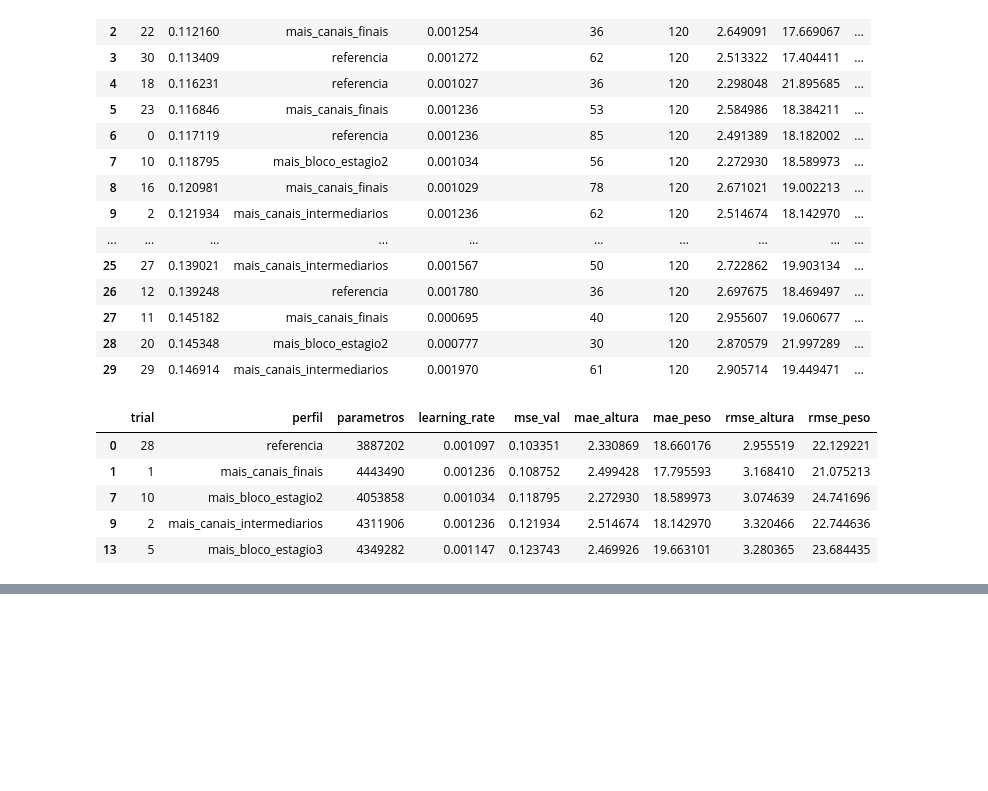
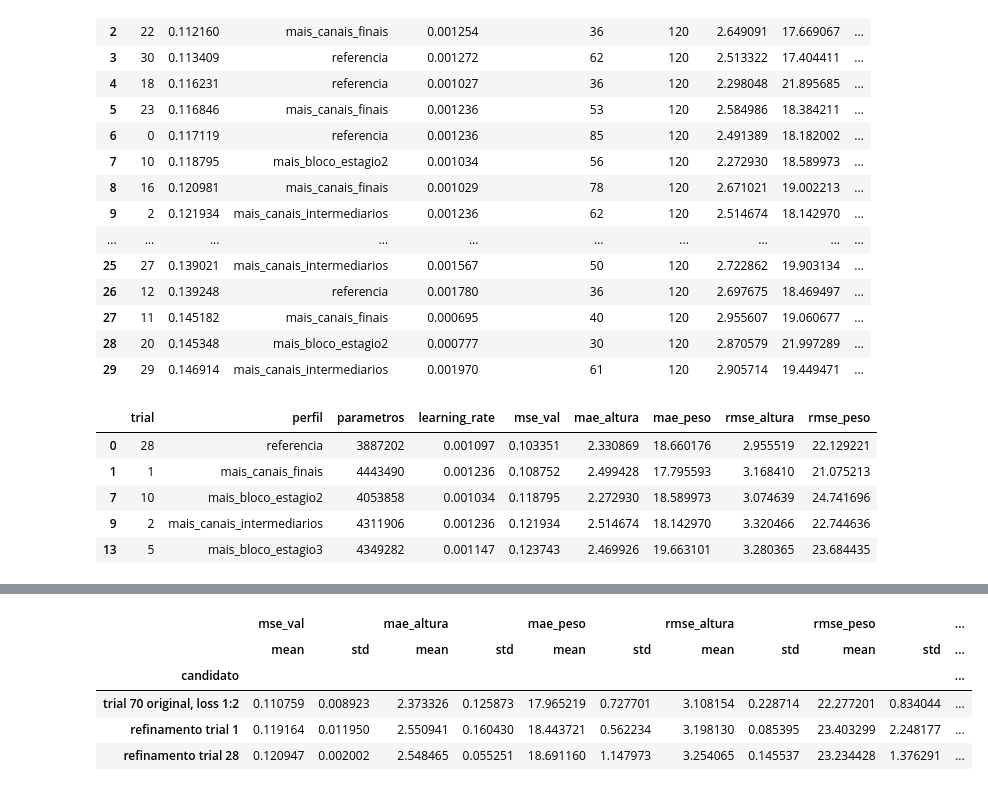
Before and after one commit to gabrielrech06/t2-deeplearning, a Jupyter notebook: t2.ipynb, the cells around one changed output, grey strips where cells are left out. Drawn from its saved outputs; the diff is of its cells as text; code cells hidden in the pictures; blank space fills up the shorter version.

```diff
--- a/t2.ipynb
+++ b/t2.ipynb
@@ -1955,0 +2065,16 @@ melhores_por_perfil[[
+# %%
+resumo_final = (
+    df_confirmacao_final
+    .groupby("candidato")[metricas_confirmacao]
+    .agg(["mean", "std"])
+    .sort_values(("mse_val", "mean"))
+)
+
+resumo_final
+# %% [output]
+|  | mse_val |  | mae_altura |  | mae_peso |  | rmse_altura |  | rmse_peso |  | ... |
+|  | mean | std | mean | std | mean | std | mean | std | mean | std | ... |
+| candidato |  |  |  |  |  |  |  |  |  |  | ... |
+| trial 70 original, loss 1:2 | 0.110759 | 0.008923 | 2.373326 | 0.125873 | 17.965219 | 0.727701 | 3.108154 | 0.228714 | 22.277201 | 0.834044 | ... |
+| refinamento trial 1 | 0.119164 | 0.011950 | 2.550941 | 0.160430 | 18.443721 | 0.562234 | 3.198130 | 0.085395 | 23.403299 | 2.248177 | ... |
+| refinamento trial 28 | 0.120947 | 0.002002 | 2.548465 | 0.055251 | 18.691160 | 1.147973 | 3.254065 | 0.145537 | 23.234428 | 1.376291 | ... |
```
Also changed, not shown: parts of 11 cells of this notebook, 7 other files.
